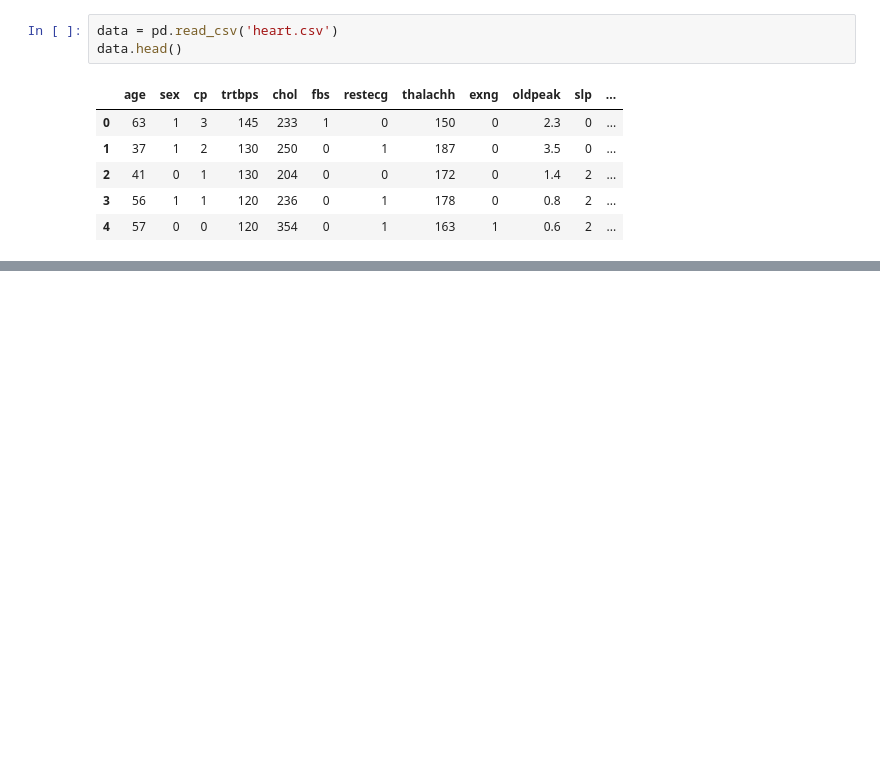
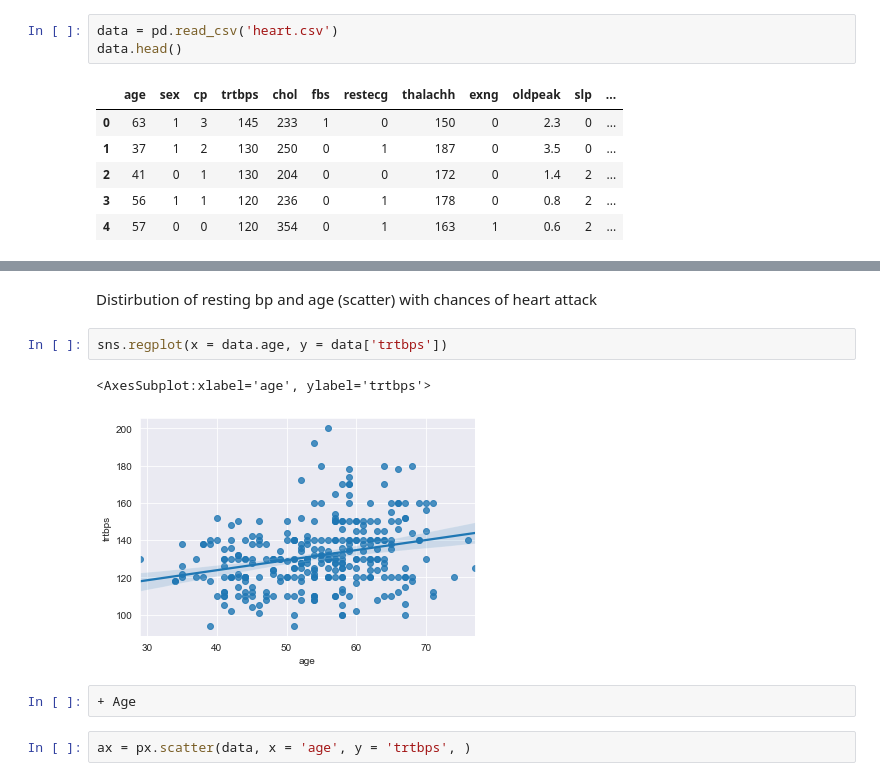
Before and after one commit to georgek2/Tensorflow_Keras, a Jupyter notebook: Heart/heart_attack.ipynb, the cells around one changed output, grey strips where cells are left out. Drawn from its saved outputs; the diff is of its cells as text; blank space fills up the shorter version.

```diff
--- a/Heart/heart_attack.ipynb
+++ b/Heart/heart_attack.ipynb
@@ -27,0 +182,11 @@ data.head()
+# %% [markdown]
+Distirbution of resting bp and age (scatter) with chances of heart attack
+# %%
+sns.regplot(x = data.age, y = data['trtbps'])
+# %% [output]
+<AxesSubplot:xlabel='age', ylabel='trtbps'>
+[figure, added]
+# %%
++ Age
+# %%
+ax = px.scatter(data, x = 'age', y = 'trtbps', )
```
Also changed, not shown: parts of 26 cells of this notebook.
